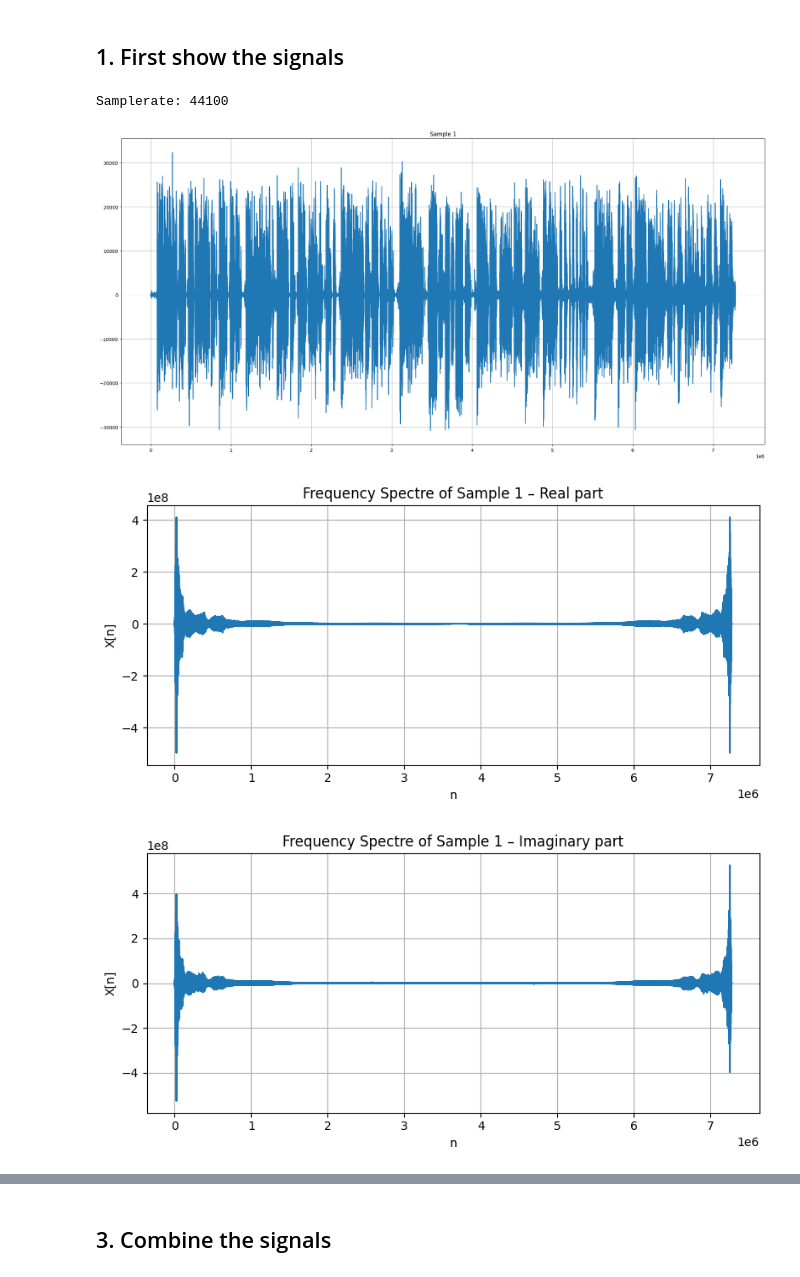
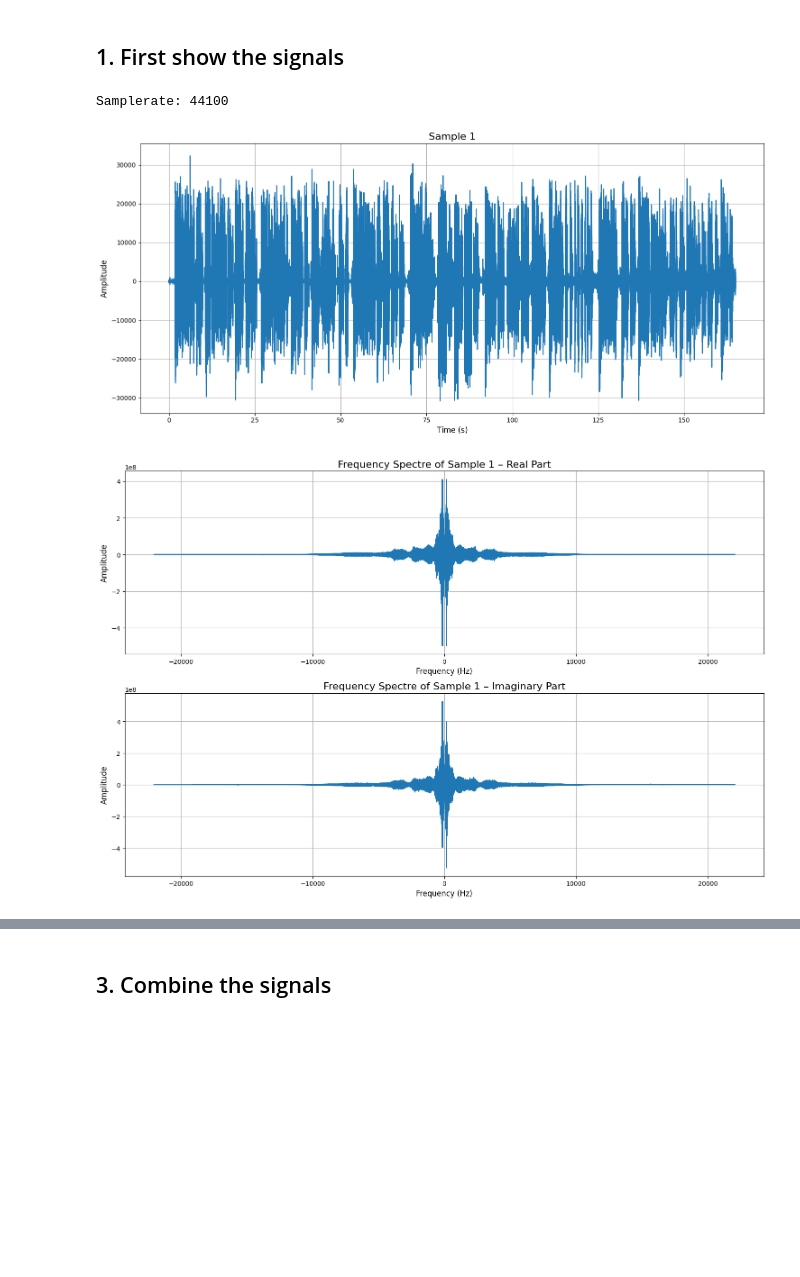
Before and after one commit to KireBoshkovski/Digital-Radio, a Jupyter notebook: sample.ipynb, the cells around one changed output, grey strips where cells are left out. Drawn from its saved outputs; the diff is of its cells as text; code cells hidden in the pictures; blank space fills up the shorter version.

Commit message:
Improve plots representation

```diff
--- a/sample.ipynb
+++ b/sample.ipynb
@@ -27,34 +27,39 @@ from scipy.io.wavfile import write
 # Methods for plotting raw (time domain) signal, Frequency domain signal, amplitude and phase of signal
 # %%
 def plot_signal(data, title):
-    n = np.arange(len(data))
-    plt.figure(figsize=(20, 10))
-    plt.plot(n, data)
-    plt.title(title)
+    plt.figure(figsize=(15, 7))
+    time = np.arange(len(data)) / samplerate
+    plt.plot(time, data)
+    plt.title(title, fontsize=16)
+    plt.xlabel("Time (s)", fontsize=12)
+    plt.ylabel("Amplitude", fontsize=12)
     plt.grid(True)
     plt.tight_layout()
     plt.show()
 # %%
 def plot_dft(data, title):
     N = len(data)
-    n = np.arange(N)
     dft = fft(data)
-    plt.figure(figsize=(8, 4))
-    plt.plot(n, dft.real)
-    plt.xlabel('n')
-    plt.ylabel('X[n]')
-    plt.title(f'{title} – Real part')
-    plt.grid(True)
+    freq = fftfreq(N, 1 / samplerate)
+
+    fig, (ax1, ax2) = plt.subplots(2, 1, figsize=(15, 10))
+
+    # Real part
+    ax1.plot(freq, dft.real)
+    ax1.set_title(f'{title} – Real Part', fontsize=16)
+    ax1.set_xlabel('Frequency (Hz)', fontsize=12)
+    ax1.set_ylabel('Amplitude', fontsize=12)
+    ax1.grid(True)
+
+    # Imaginary part
+    ax2.plot(freq, dft.imag)
+    ax2.set_title(f'{title} – Imaginary Part', fontsize=16)
+    ax2.set_xlabel('Frequency (Hz)', fontsize=12)
+    ax2.set_ylabel('Amplitude', fontsize=12)
+    ax2.grid(True)
+
     plt.tight_layout()
     plt.show()
-    plt.figure(figsize=(8, 4))
-    plt.plot(n, dft.imag)
-    plt.xlabel('n')
-    plt.ylabel('X[n]')
-    plt.title(f'{title} – Imaginary part')
-    plt.grid(True)
-    plt.tight_layout()
-    plt.show()
 # %%
 def plot_amplitude(data, title="Signal DFT"):
     N = len(data)
@@ -89,12 +94,10 @@ def plot_amplitude(data, title="Signal DFT"):
 # %%
 samplerate, signal1 = wavfile.read("sample1.wav")
 print("Samplerate:", samplerate)
 data = signal1[:, 0]  # Getting the first channel from wav file
 plot_signal(data, "Sample 1")
 plot_dft(data, "Frequency Spectre of Sample 1")
-plot_amplitude(data, "Amplitude Spectre of Sample 1")
 # %% [output]
 Samplerate: 44100
-[figure, old version]
+[figure, new version]
-[figure, old version]
+[figure, new version]
-[figure, removed]
```
Also changed, not shown: parts of 10 cells of this notebook.
